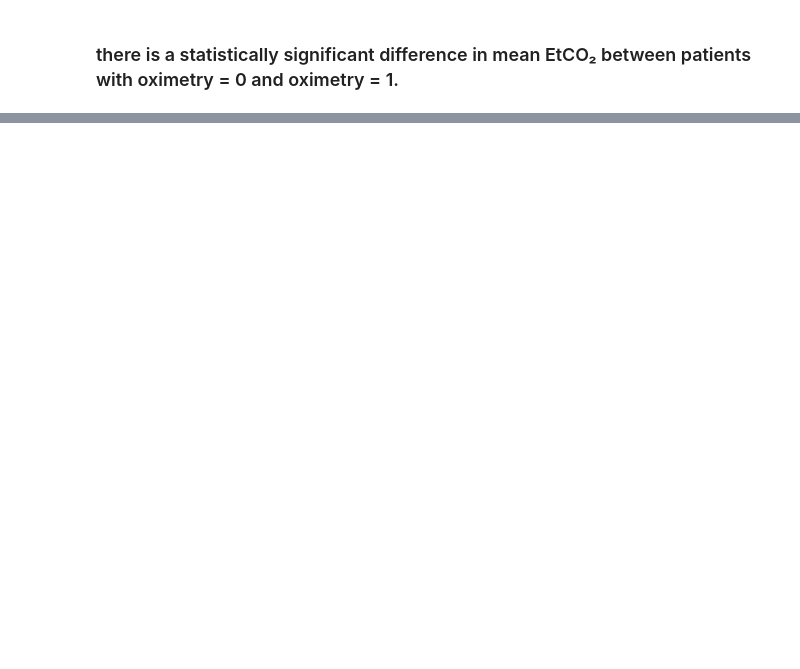
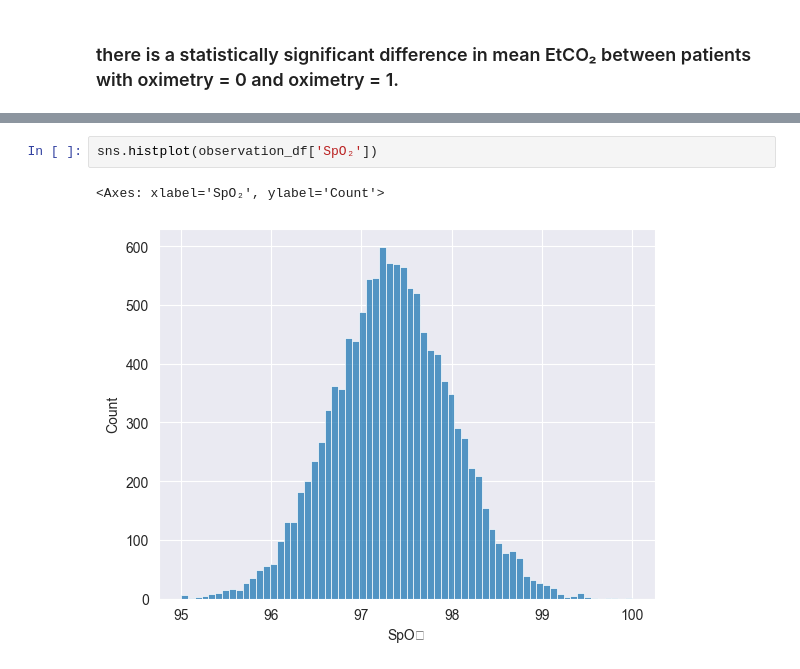
Before and after one commit to xKazimir/IAU_Project, a Jupyter notebook: Project_IAU.ipynb, the cells around one changed output, grey strips where cells are left out. Drawn from its saved outputs; the diff is of its cells as text; blank space fills up the shorter version.

```diff
--- a/Project_IAU.ipynb
+++ b/Project_IAU.ipynb
@@ -1170,0 +1208,5 @@ U-test p-value: 0.000e+00
+# %%
+sns.histplot(observation_df['SpO₂'])
+# %% [output]
+<Axes: xlabel='SpO₂', ylabel='Count'>
+[figure, added]
```
Also changed, not shown: parts of 17 cells of this notebook.
